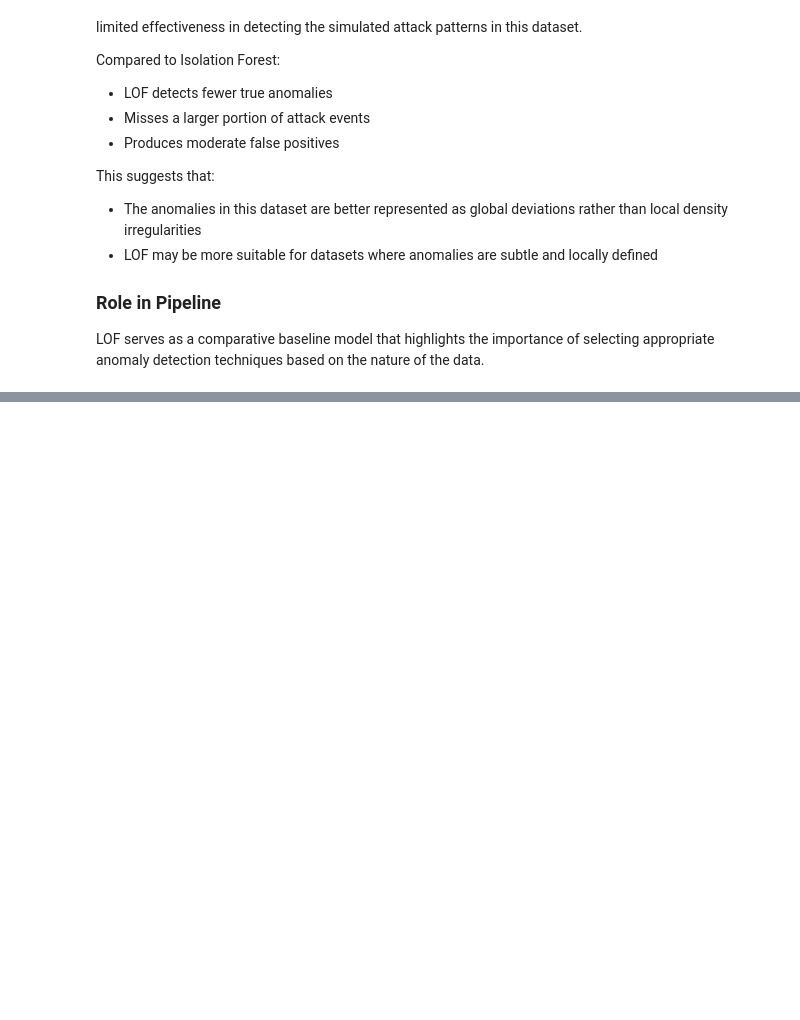
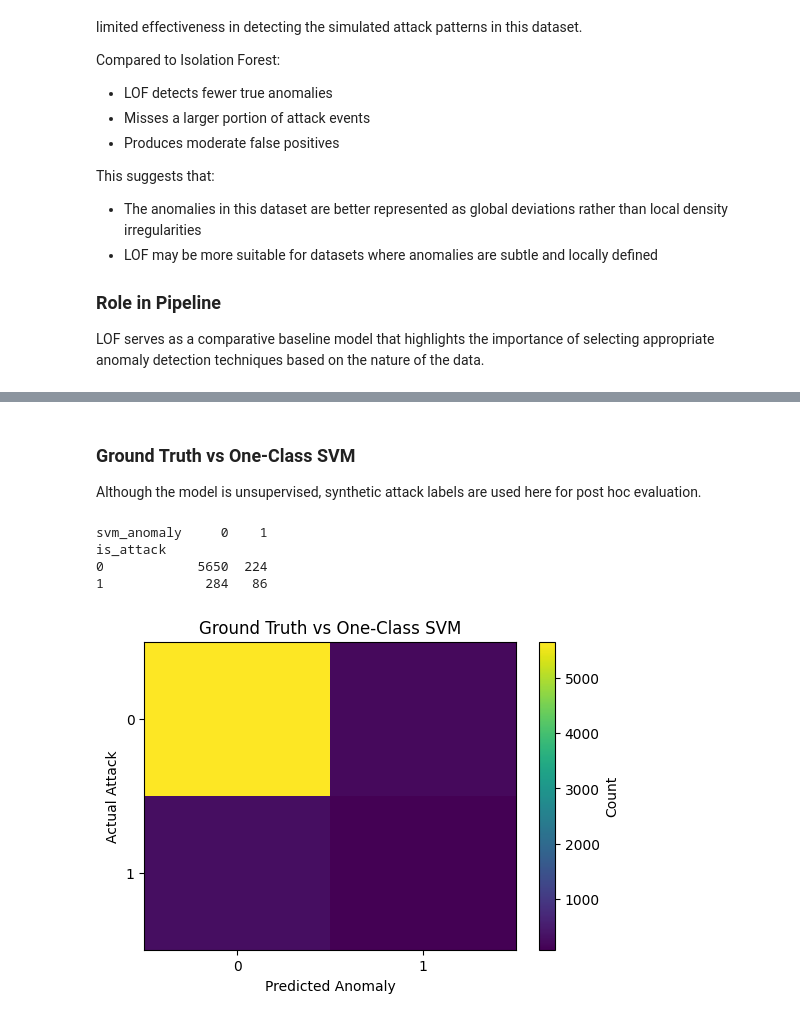
Before and after one commit to 0x0allenace/security-anomaly-project, a Jupyter notebook: notebooks/exploration.ipynb, the cells around one changed output, grey strips where cells are left out. Drawn from its saved outputs; the diff is of its cells as text; code cells hidden in the pictures; blank space fills up the shorter version.

```diff
--- a/notebooks/exploration.ipynb
+++ b/notebooks/exploration.ipynb
@@ -910,0 +968,22 @@ LOF serves as a comparative baseline model that highlights the importance of sel
+# %% [markdown]
+### Ground Truth vs One-Class SVM
+Although the model is unsupervised, synthetic attack labels are used here for post hoc evaluation.
+# %%
+comparison = pd.crosstab(df_svm["is_attack"], df_svm["svm_anomaly"])
+print(comparison)
+
+plt.figure(figsize=(6,4))
+plt.imshow(comparison, aspect="auto")
+plt.title("Ground Truth vs One-Class SVM")
+plt.xlabel("Predicted Anomaly")
+plt.ylabel("Actual Attack")
+plt.xticks([0, 1], ["0", "1"])
+plt.yticks([0, 1], ["0", "1"])
+plt.colorbar(label="Count")
+plt.show()
+# %% [output]
+svm_anomaly     0    1
+is_attack
+0            5650  224
+1             284   86
+[figure, added]
```
Also changed, not shown: parts of 30 cells of this notebook, 3 other files.
